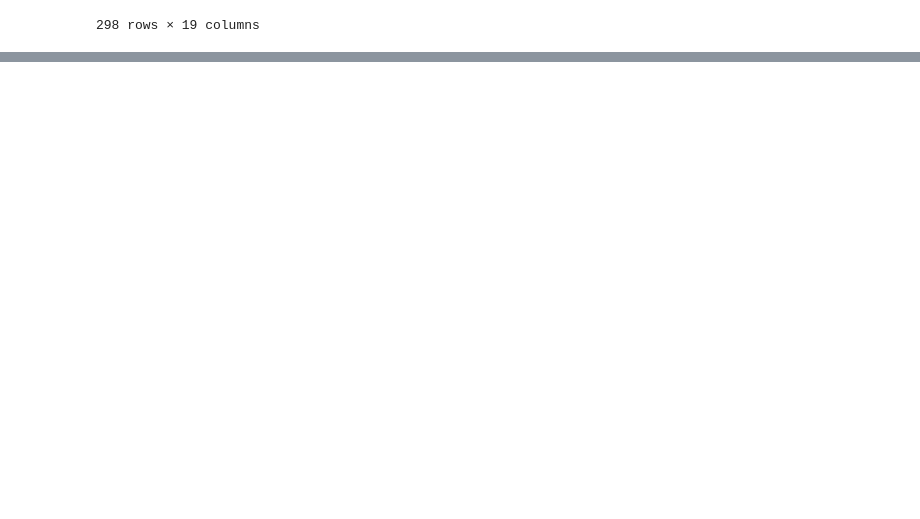
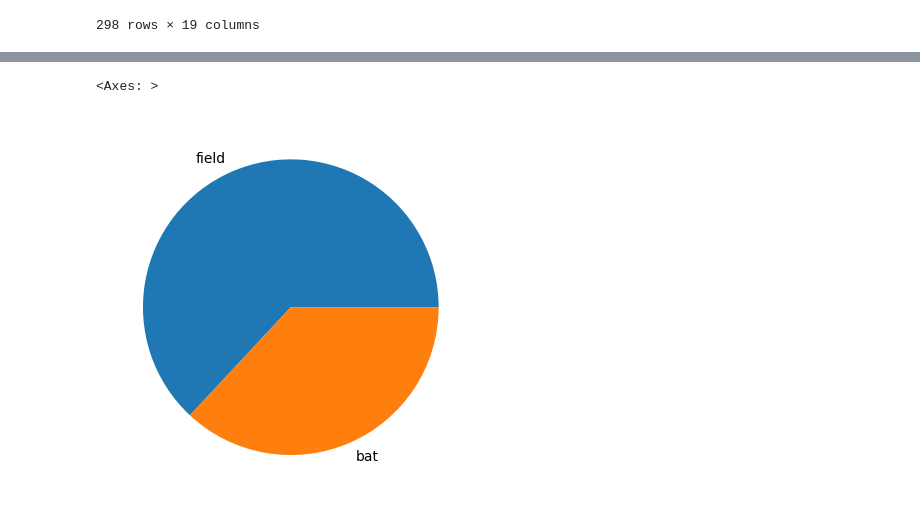
Before and after one commit to ayansuvra/Data-Analysis, a Jupyter notebook: Pandas.ipynb, the cells around one changed output, grey strips where cells are left out. Saved outputs shown, nothing was run; the diff lists cells and outputs as text; code cells hidden in the pictures; blank space fills up the shorter version.

```diff
--- a/Pandas.ipynb
+++ b/Pandas.ipynb
@@ -1121,0 +1132,5 @@ movies
+# %%
+ipl['TossDecision'].value_counts().plot(kind='pie')
+# %% [output]
+<Axes: >
+[figure, added]
```
Also changed, not shown: parts of 24 cells of this notebook.
